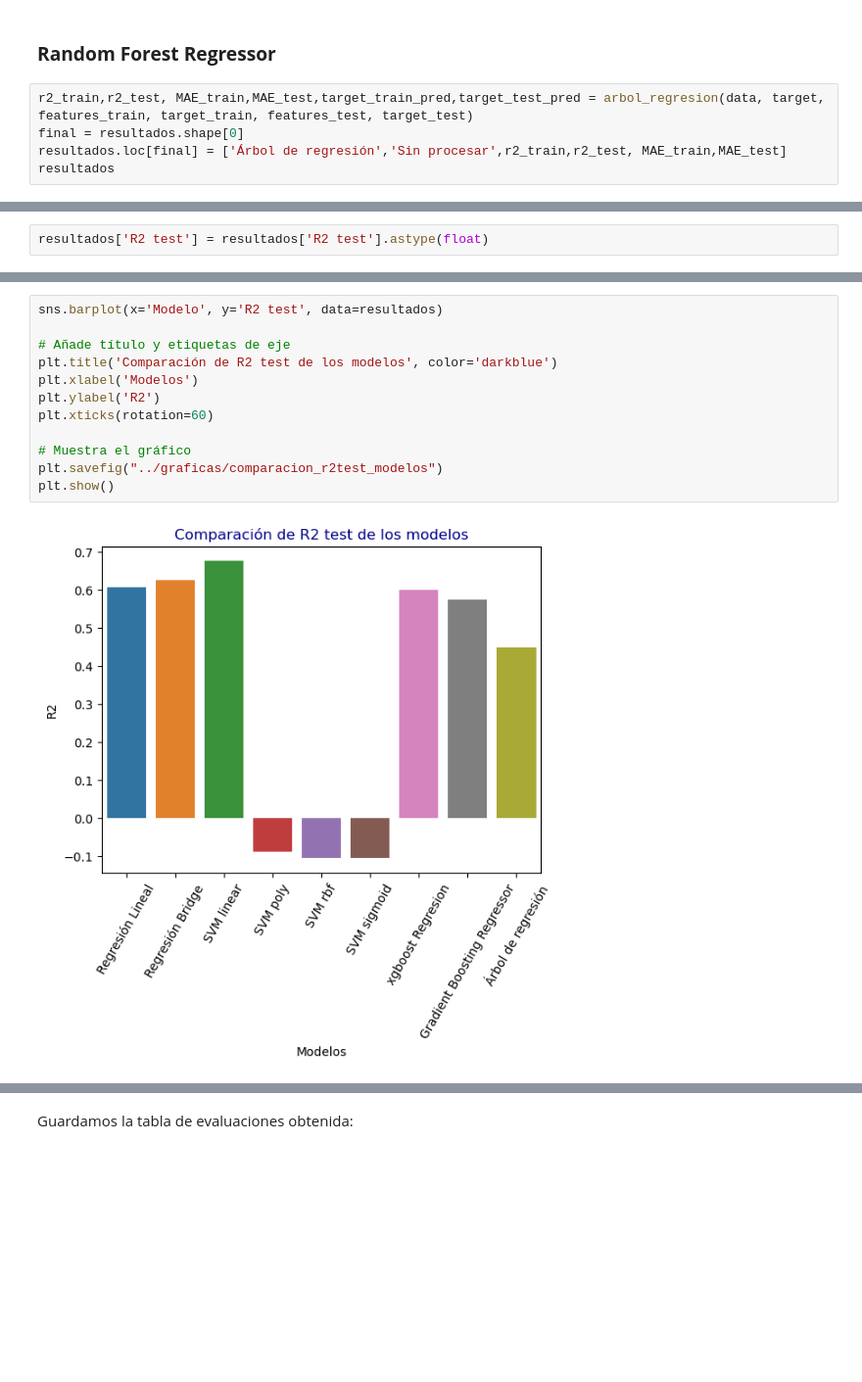
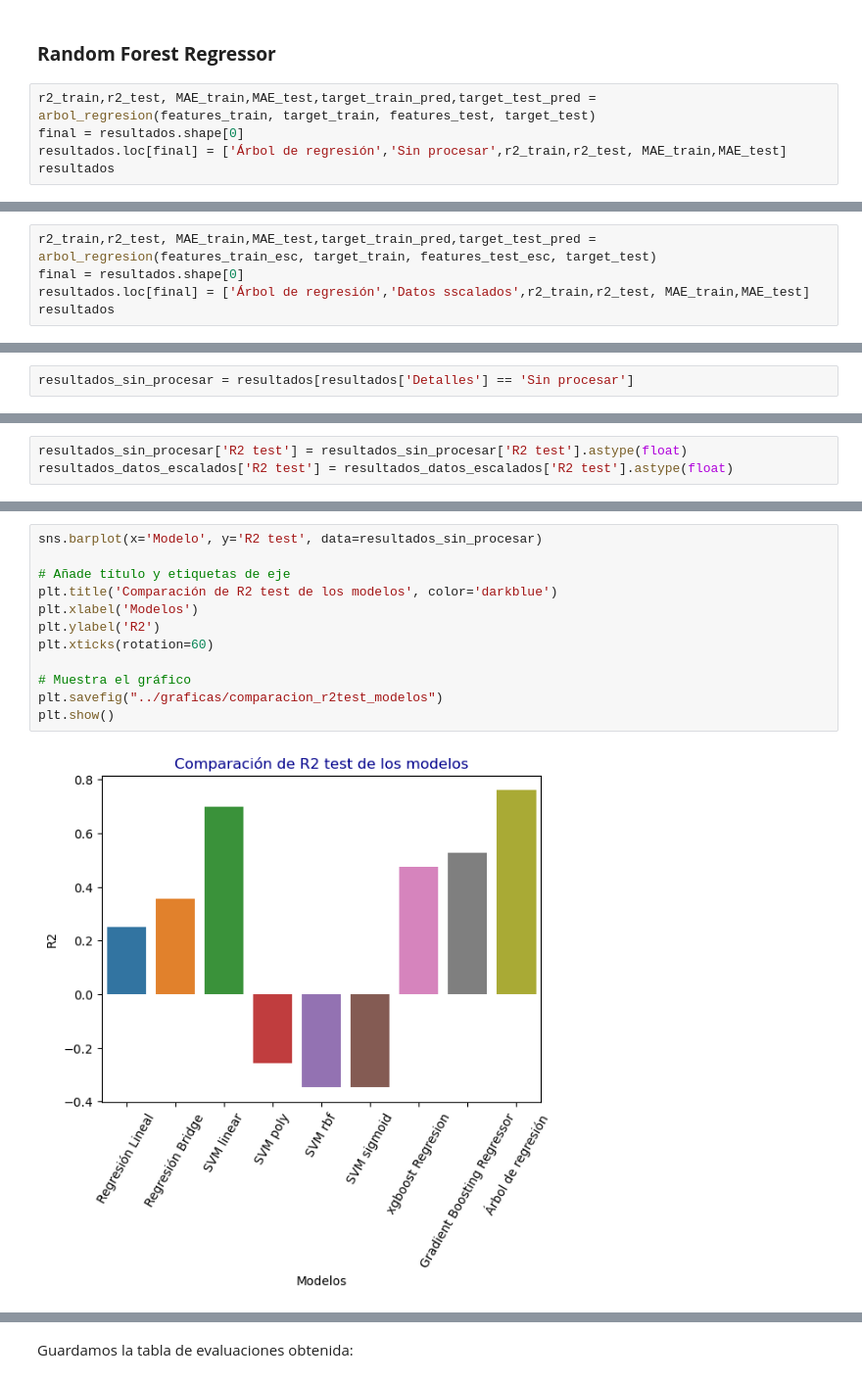
Before and after one commit to Carmenml/TFM_housepricepredictor, a Jupyter notebook: notebooks/Evaluacion_modelos_ML.ipynb, the cells around one changed output, grey strips where cells are left out. Shown: that part at 98% size. Saved outputs shown, nothing was run; the diff lists cells and outputs as text; blank space fills up the shorter version.

```diff
--- a/notebooks/Evaluacion_modelos_ML.ipynb
+++ b/notebooks/Evaluacion_modelos_ML.ipynb
@@ -151,7 +282,7 @@ resultados
 # %% [markdown]
 ### **Random Forest Regressor**
 # %%
-r2_train,r2_test, MAE_train,MAE_test,target_train_pred,target_test_pred = arbol_regresion(data, target, features_train, target_train, features_test, target_test)
+r2_train,r2_test, MAE_train,MAE_test,target_train_pred,target_test_pred = arbol_regresion(features_train, target_train, features_test, target_test)
 final = resultados.shape[0]
 resultados.loc[final] = ['Árbol de regresión','Sin procesar',r2_train,r2_test, MAE_train,MAE_test]
 resultados
@@ -172,0 +310,5 @@ Los modelos que han presentado mejor rendimientos han sido Regresion Bridge, SVM
+# %%
+r2_train,r2_test, MAE_train,MAE_test,target_train_pred,target_test_pred = arbol_regresion(features_train_esc, target_train, features_test_esc, target_test)
+final = resultados.shape[0]
+resultados.loc[final] = ['Árbol de regresión','Datos sscalados',r2_train,r2_test, MAE_train,MAE_test]
+resultados
@@ -172,0 +363,2 @@ Los modelos que han presentado mejor rendimientos han sido Regresion Bridge, SVM
+# %%
+resultados_sin_procesar = resultados[resultados['Detalles'] == 'Sin procesar']
@@ -173,2 +380,3 @@ Los modelos que han presentado mejor rendimientos han sido Regresion Bridge, SVM
 # %%
-resultados['R2 test'] = resultados['R2 test'].astype(float)
+resultados_sin_procesar['R2 test'] = resultados_sin_procesar['R2 test'].astype(float)
+resultados_datos_escalados['R2 test'] = resultados_datos_escalados['R2 test'].astype(float)
@@ -175,14 +394,14 @@ resultados['R2 test'] = resultados['R2 test'].astype(float)
 # %%
-sns.barplot(x='Modelo', y='R2 test', data=resultados)
+sns.barplot(x='Modelo', y='R2 test', data=resultados_sin_procesar)
 
 # Añade título y etiquetas de eje
 plt.title('Comparación de R2 test de los modelos', color='darkblue')
 plt.xlabel('Modelos')
 plt.ylabel('R2')
 plt.xticks(rotation=60)
 
 # Muestra el gráfico
 plt.savefig("../graficas/comparacion_r2test_modelos")
 plt.show()
 # %% [output]
-[figure, old version]
+[figure, new version]
```
Also changed, not shown: parts of 37 cells of this notebook, 16 other files.
